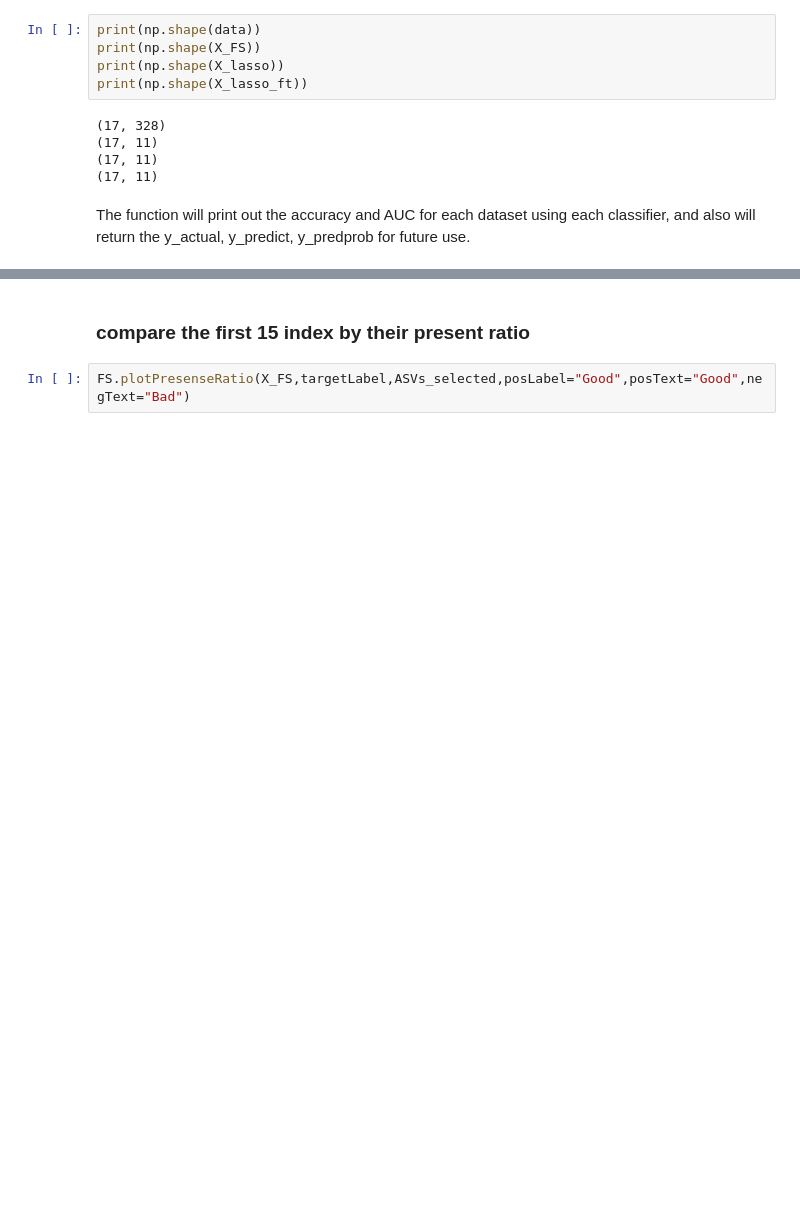
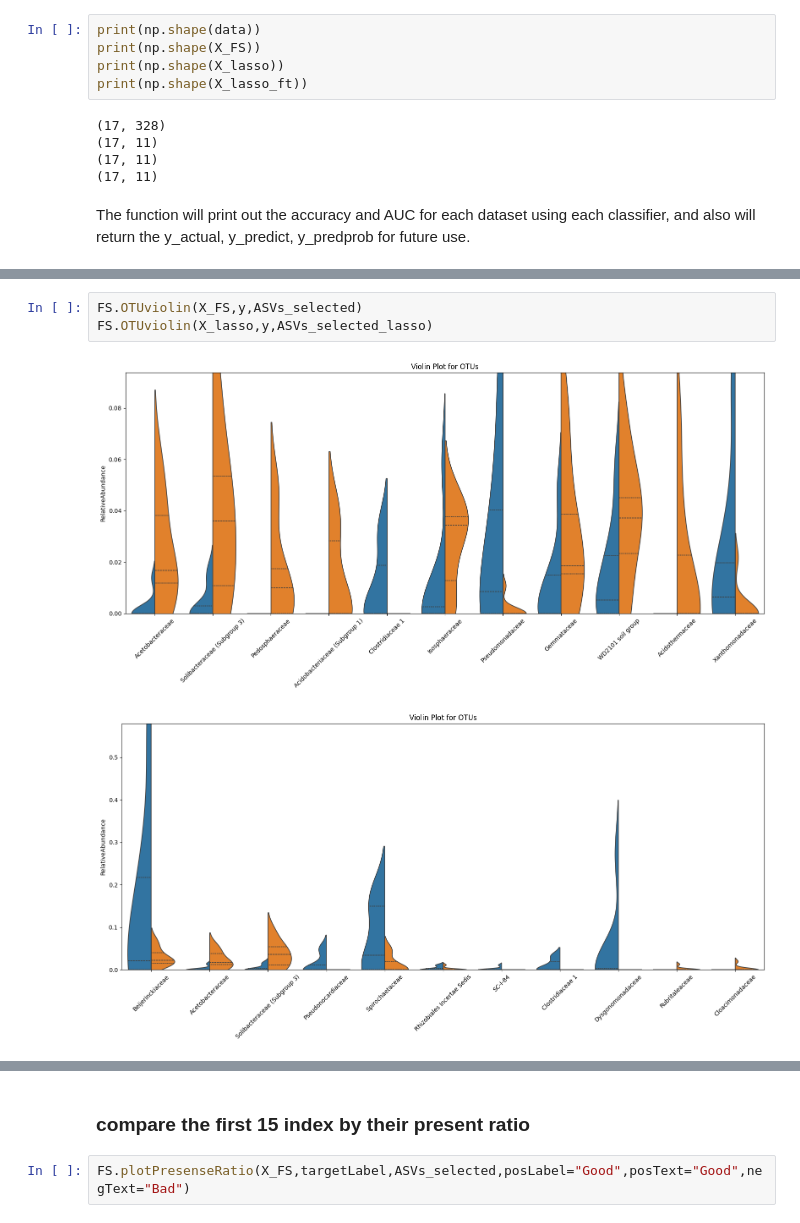
Before and after one commit to mengling-he/SelectMicro_24new, a Jupyter notebook: Analysis/Moss/script/Moss_FS.ipynb, the cells around one changed output, grey strips where cells are left out. Saved outputs shown, nothing was run; the diff lists cells and outputs as text; blank space fills up the shorter version.

```diff
--- a/Analysis/Moss/script/Moss_FS.ipynb
+++ b/Analysis/Moss/script/Moss_FS.ipynb
@@ -211,0 +214,6 @@ The  function will print out the accuracy and AUC for each dataset using each cl
+# %%
+FS.OTUviolin(X_FS,y,ASVs_selected)
+FS.OTUviolin(X_lasso,y,ASVs_selected_lasso)
+# %% [output]
+[figure, added]
+[figure, added]
```
Also changed, not shown: parts of 32 cells of this notebook, 29 other files.
